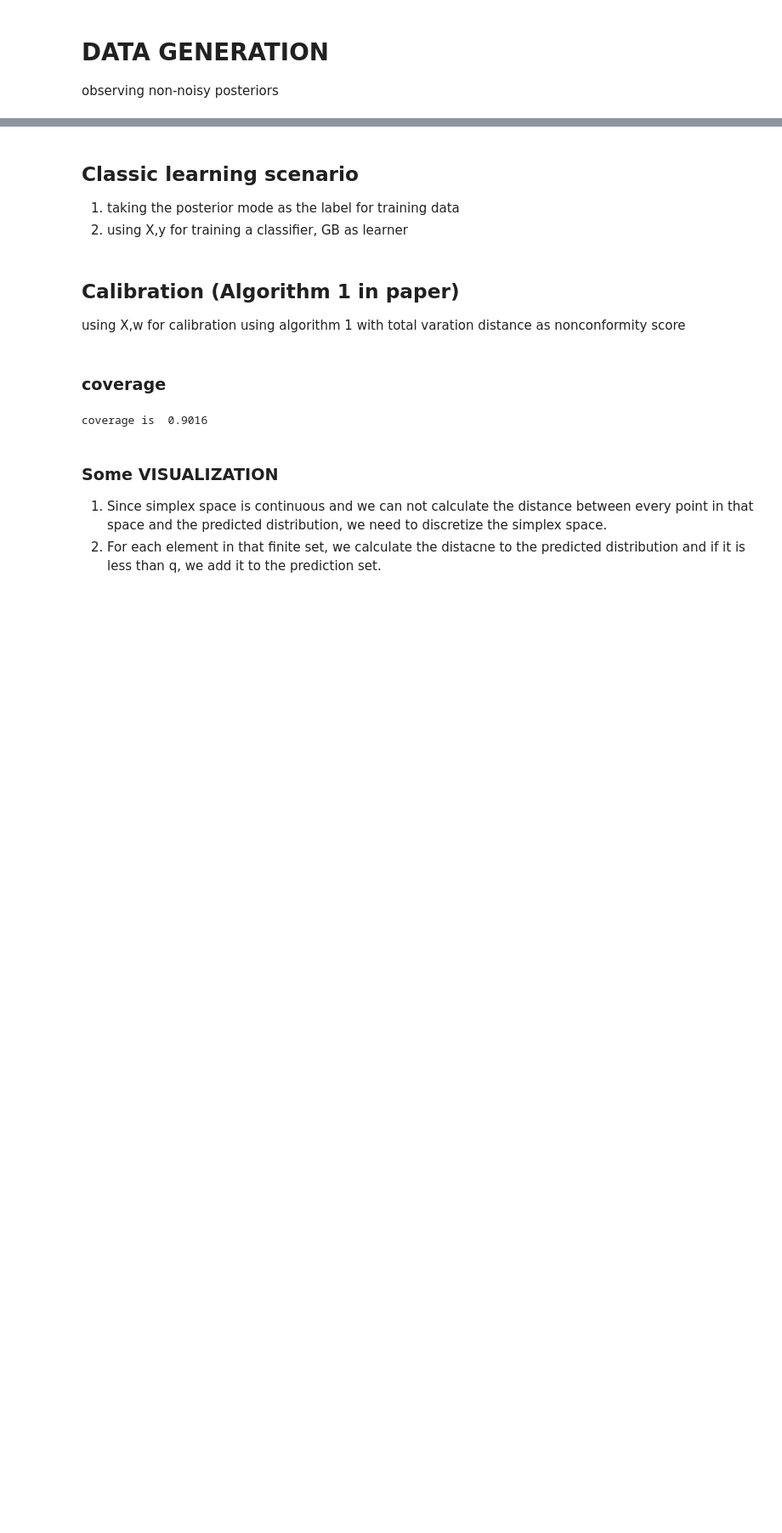
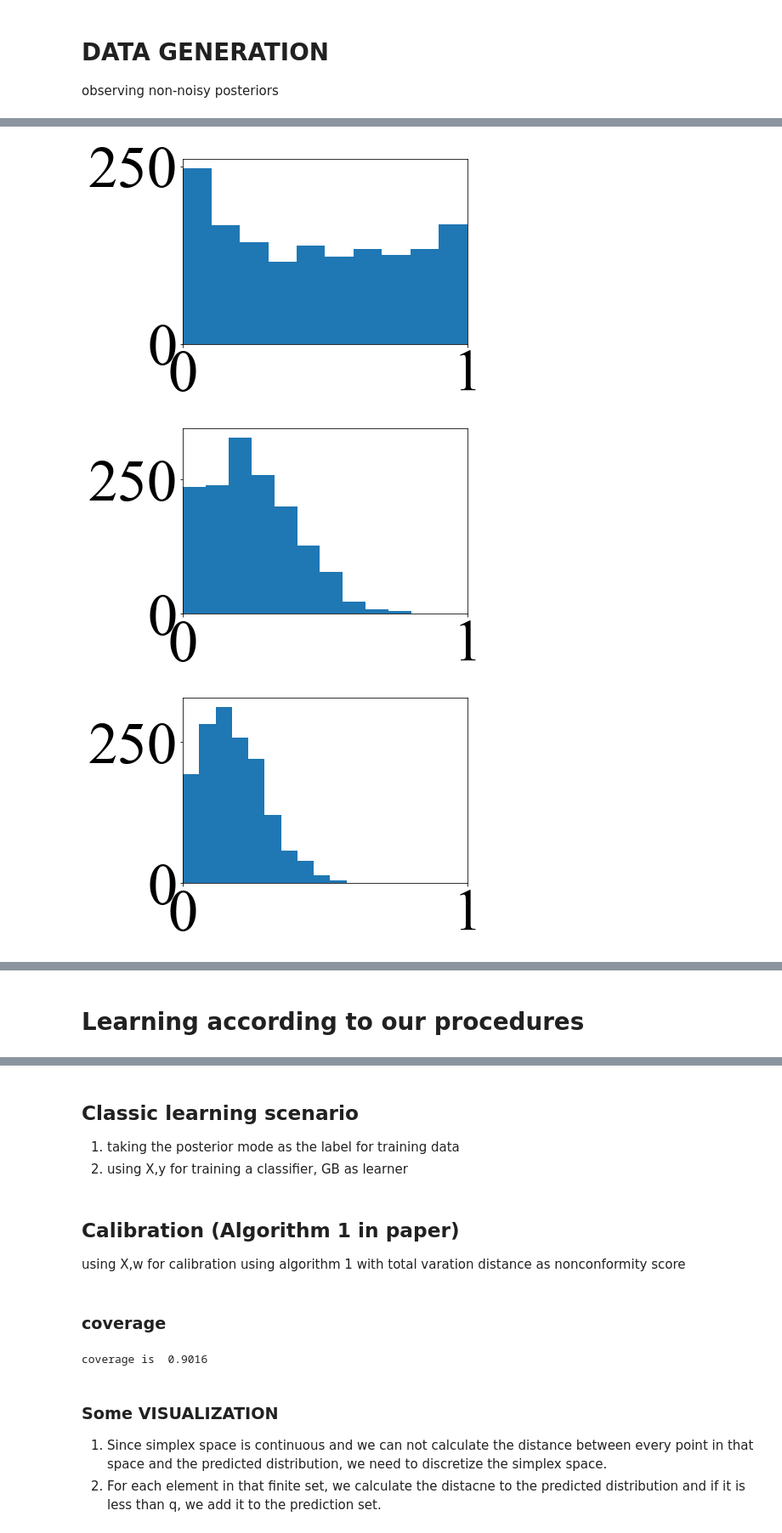
Before and after one commit to alireza-javanmardi/conformal-credal-sets, a Jupyter notebook: synthetic_data_exp.ipynb, the cells around one changed output, grey strips where cells are left out. Shown at 85% size. Cells and saved outputs as stored; diff of their text form; code cells hidden in the pictures; blank space fills up the shorter version.

```diff
--- a/synthetic_data_exp.ipynb
+++ b/synthetic_data_exp.ipynb
@@ -20,0 +112,15 @@ W = Z/Z.sum(axis=1)[:,None]
+# %%
+W_annotated = {}
+for annotator_num in [1, 5, 10, 50, 100, 200, 1000]:
+
+    W_annotated[annotator_num] = np.array([np.random.multinomial(annotator_num, i) for i in W])/annotator_num
+# %%
+for annotator_num in [1, 5, 10, 50, 100, 200, 1000]:
+    plt.figure()
+    tv = 0.5*np.sum(np.abs(W-W_annotated[annotator_num]), axis=1)
+    plt.hist(tv)
+    plt.xlim([0,1])
+# %% [output]
+[figure, added]
+[figure, added]
+[figure, added]
@@ -23,0 +134,2 @@ X_proper_train, X_calib, W_proper_train, W_calib = train_test_split(X_train, W_t
+# %% [markdown]
+# Learning according to our procedures
```
Also changed, not shown: parts of 49 cells of this notebook, 31 other files.
